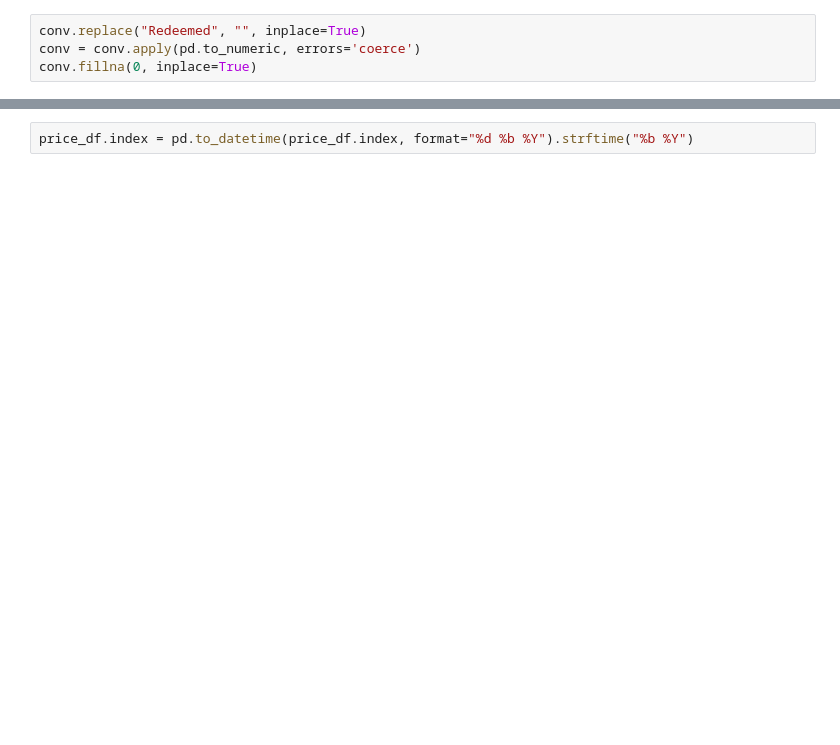
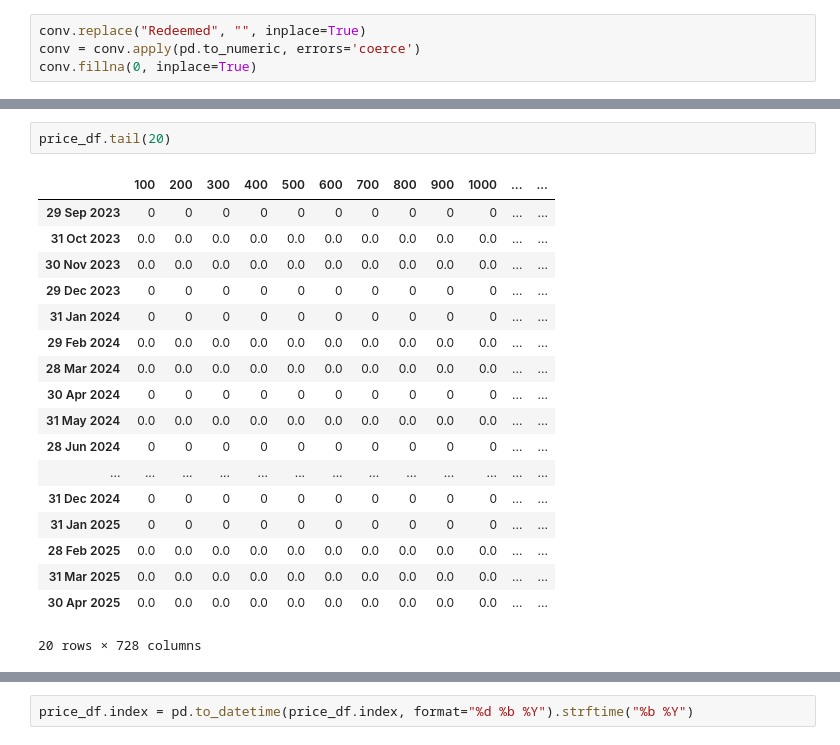
Before and after one commit to cormach/economy, a Jupyter notebook: bonds.ipynb, the cells around one changed output, grey strips where cells are left out. Drawn from its saved outputs; the diff is of its cells as text; blank space fills up the shorter version.

```diff
--- a/bonds.ipynb
+++ b/bonds.ipynb
@@ -47,2 +93,23 @@ price_df.head()
+# %%
+price_df.tail(20)
+# %% [output]
+|  | 100 | 200 | 300 | 400 | 500 | 600 | 700 | 800 | 900 | 1000 | ... | ... |
+| 29 Sep 2023 | 0 | 0 | 0 | 0 | 0 | 0 | 0 | 0 | 0 | 0 | ... | ... |
+| 31 Oct 2023 | 0.0 | 0.0 | 0.0 | 0.0 | 0.0 | 0.0 | 0.0 | 0.0 | 0.0 | 0.0 | ... | ... |
+| 30 Nov 2023 | 0.0 | 0.0 | 0.0 | 0.0 | 0.0 | 0.0 | 0.0 | 0.0 | 0.0 | 0.0 | ... | ... |
+| 29 Dec 2023 | 0 | 0 | 0 | 0 | 0 | 0 | 0 | 0 | 0 | 0 | ... | ... |
+| 31 Jan 2024 | 0 | 0 | 0 | 0 | 0 | 0 | 0 | 0 | 0 | 0 | ... | ... |
+| 29 Feb 2024 | 0.0 | 0.0 | 0.0 | 0.0 | 0.0 | 0.0 | 0.0 | 0.0 | 0.0 | 0.0 | ... | ... |
+| 28 Mar 2024 | 0.0 | 0.0 | 0.0 | 0.0 | 0.0 | 0.0 | 0.0 | 0.0 | 0.0 | 0.0 | ... | ... |
+| 30 Apr 2024 | 0 | 0 | 0 | 0 | 0 | 0 | 0 | 0 | 0 | 0 | ... | ... |
+| 31 May 2024 | 0.0 | 0.0 | 0.0 | 0.0 | 0.0 | 0.0 | 0.0 | 0.0 | 0.0 | 0.0 | ... | ... |
+| 28 Jun 2024 | 0 | 0 | 0 | 0 | 0 | 0 | 0 | 0 | 0 | 0 | ... | ... |
+| ... | ... | ... | ... | ... | ... | ... | ... | ... | ... | ... | ... | ... |
+| 31 Dec 2024 | 0 | 0 | 0 | 0 | 0 | 0 | 0 | 0 | 0 | 0 | ... | ... |
+| 31 Jan 2025 | 0 | 0 | 0 | 0 | 0 | 0 | 0 | 0 | 0 | 0 | ... | ... |
+| 28 Feb 2025 | 0.0 | 0.0 | 0.0 | 0.0 | 0.0 | 0.0 | 0.0 | 0.0 | 0.0 | 0.0 | ... | ... |
+| 31 Mar 2025 | 0.0 | 0.0 | 0.0 | 0.0 | 0.0 | 0.0 | 0.0 | 0.0 | 0.0 | 0.0 | ... | ... |
+| 30 Apr 2025 | 0.0 | 0.0 | 0.0 | 0.0 | 0.0 | 0.0 | 0.0 | 0.0 | 0.0 | 0.0 | ... | ... |
+20 rows × 728 columns
 # %%
 price_df.index[0]
```
Also changed, not shown: parts of 42 cells of this notebook, 6 other files.
